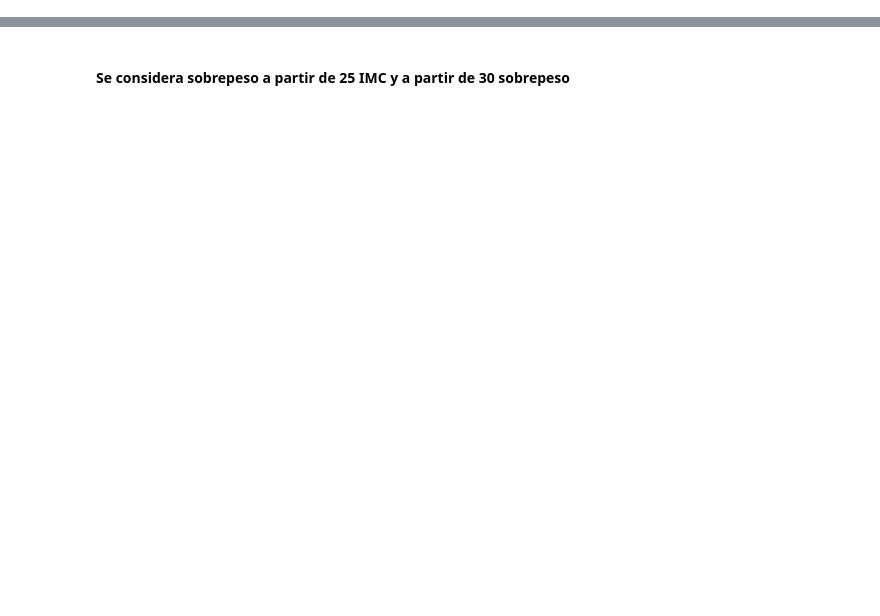
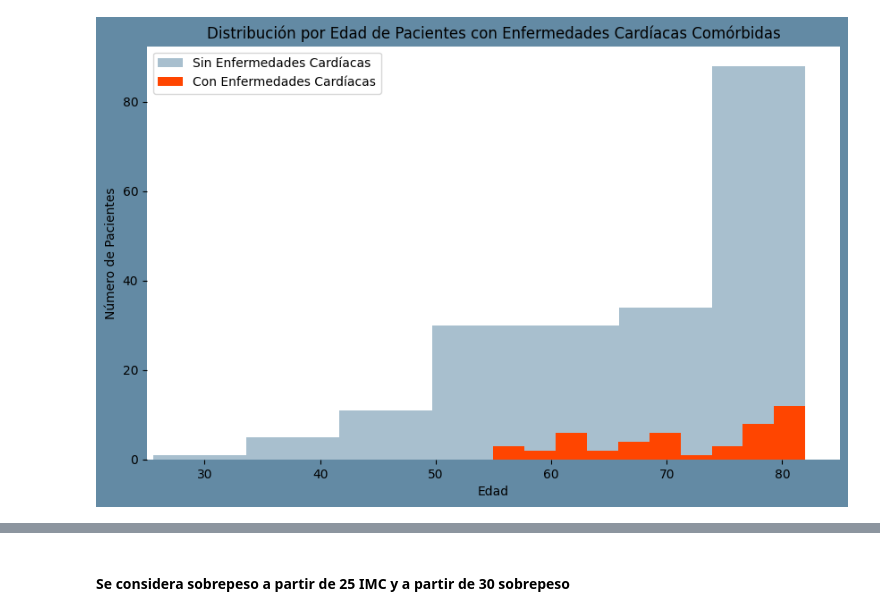
Before and after one commit to gadeso/EDA_BrainStroke, a Jupyter notebook: EDA/visualizaciones.ipynb, the cells around one changed output, grey strips where cells are left out. Saved outputs shown, nothing was run; the diff lists cells and outputs as text; code cells hidden in the pictures; blank space fills up the shorter version.

```diff
--- a/EDA/visualizaciones.ipynb
+++ b/EDA/visualizaciones.ipynb
@@ -28 +39,22 @@ plt.show()
+# %%
+plt.figure(figsize=(10, 6), facecolor='#638AA4')
+ax = plt.gca()
+
+ax.hist(no_heart_disease['age'], alpha=0.7, label='Sin Enfermedades Cardíacas', color=azul, edgecolor='none')
+ax.hist(heart_disease['age'], label='Con Enfermedades Cardíacas', color=naranja, edgecolor='none')
+
+ax.set_xlabel('Edad')
+ax.set_ylabel('Número de Pacientes')
+ax.set_title('Distribución por Edad de Pacientes con Enfermedades Cardíacas Comórbidas')
+
+ax.set_xlim((25, 85))
+
+ax.legend(loc='upper left')
+
+for spine in ax.spines.values():
+    spine.set_visible(False)
+
+plt.show()
+# %% [output]
+[figure, added]
 # %%
```
Also changed, not shown: parts of 25 cells of this notebook, 14 other files.
